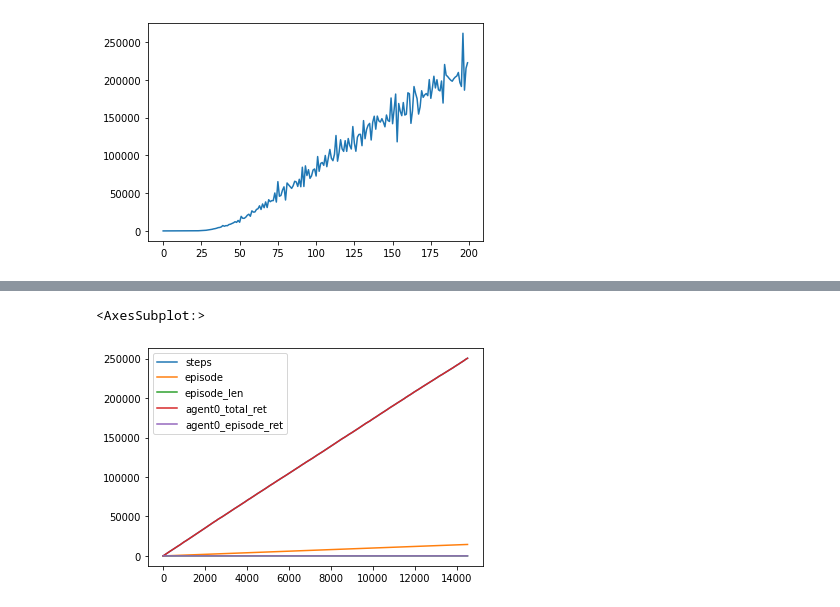
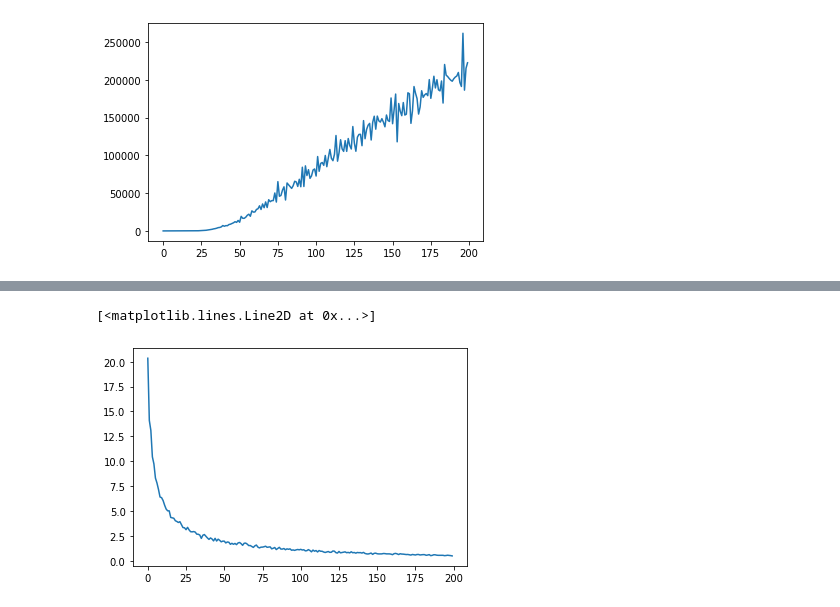
Before and after one commit to bchasnov/masuite, a Jupyter notebook: notebooks/plotting_tests.ipynb, the cells around one changed output, grey strips where cells are left out. Saved outputs shown, nothing was run; the diff lists cells and outputs as text; code cells hidden in the pictures.

```diff
--- a/notebooks/plotting_tests.ipynb
+++ b/notebooks/plotting_tests.ipynb
@@ -37,5 +35,5 @@ plt.plot(df['agent0_episode_ret'])
-# %%
-df.plot()
-# %% [output]
-<AxesSubplot:>
-[figure, removed]
+# %%
+plt.plot(df2['agent0_loss'])
+# %% [output]
+[<matplotlib.lines.Line2D at 0x...>]
+[figure, added]
```
Also changed, not shown: parts of 11 cells of this notebook, 4 other files.
